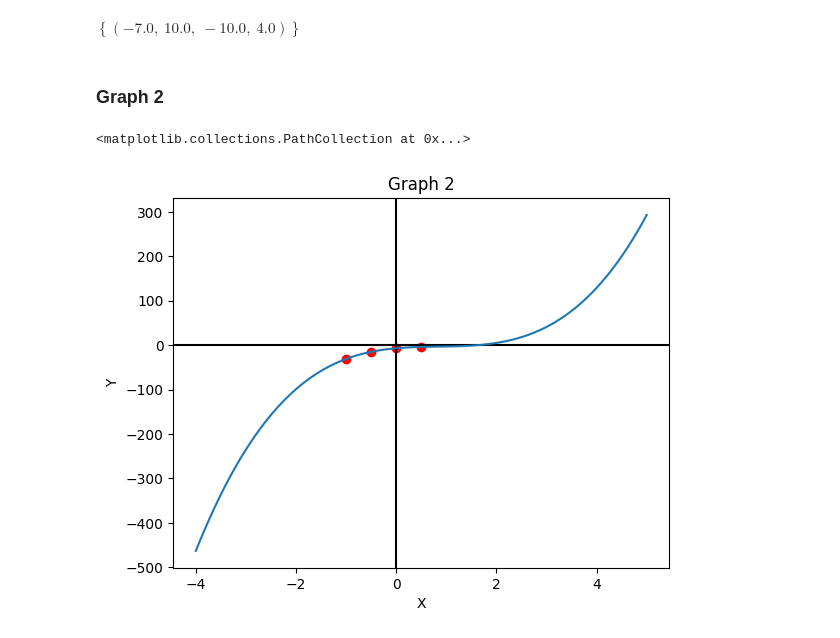
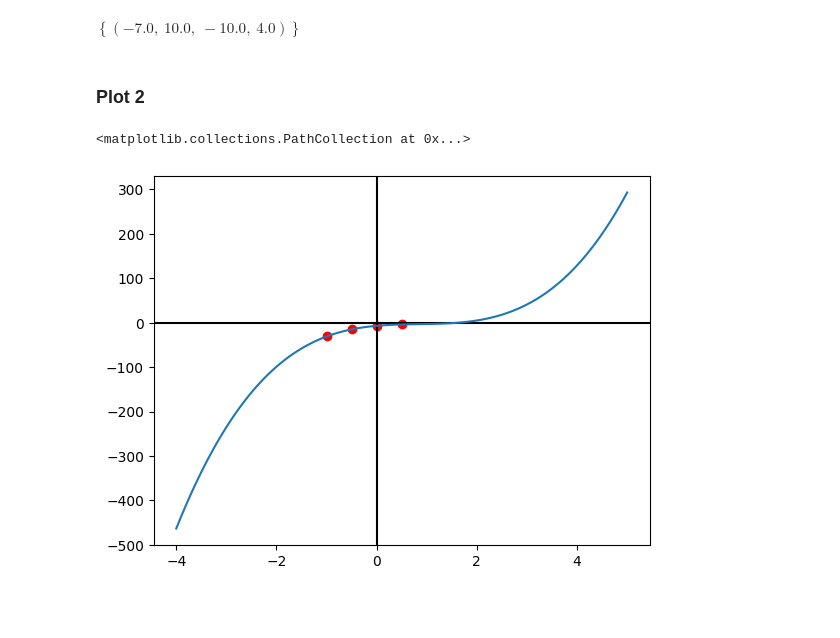
Before and after one commit to P37uh/Math-for-DS-practise, a Jupyter notebook: 4/Нахождение_коэффициентов_полиномов_аналитически_Практика.ipynb, the cells around one changed output. Cells and saved outputs as stored; diff of their text form; code cells hidden in the pictures; blank space fills up the shorter version.

```diff
--- a/4/Нахождение_коэффициентов_полиномов_аналитически_Практика.ipynb
+++ b/4/Нахождение_коэффициентов_полиномов_аналитически_Практика.ipynb
@@ -31,10 +30,6 @@ $\displaystyle \left\{\left( 10.0, \  8.0, \  4.0\right)\right\}$
 x_range = np.linspace(-4, 3, num=100)
 plt.axhline(0, color='black')
 plt.axvline(0, color='black')
-plt.title('Graph 1')
-plt.xlabel('X')
-plt.ylabel('Y')
-x = sp.Symbol('x')
 f = lambda x: 4*x**2 + 8*x + 10
 plt.plot(x_range, f(x_range))
 plt.scatter([-2.5, -2, -1.5], [15, 10, 7], color='red')
@@ -54,18 +49,14 @@ sp.nonlinsolve(_sys, sp.symbols('a:4'))
 # %% [output]
 $\displaystyle \left\{\left( -7.0, \  10.0, \  -10.0, \  4.0\right)\right\}$
 # %% [markdown]
-### Graph 2
+### Plot 2
 # %%
 x_range = np.linspace(-4, 5, num=100)
 plt.axhline(0, color='black')
 plt.axvline(0, color='black')
-plt.title('Graph 2')
-plt.xlabel('X')
-plt.ylabel('Y')
-x = sp.Symbol('x')
 f = lambda x: 4*x**3 - 10*x**2 + 10*x - 7
 plt.plot(x_range, f(x_range))
 plt.scatter([-.5, -1, 0, .5], [-15, -31, -7, -4], color='red')
 # %% [output]
 <matplotlib.collections.PathCollection at 0x...>
-[figure, old version]
+[figure, new version]
```
Also changed, not shown: parts of 5 cells of this notebook, 1 other file.
